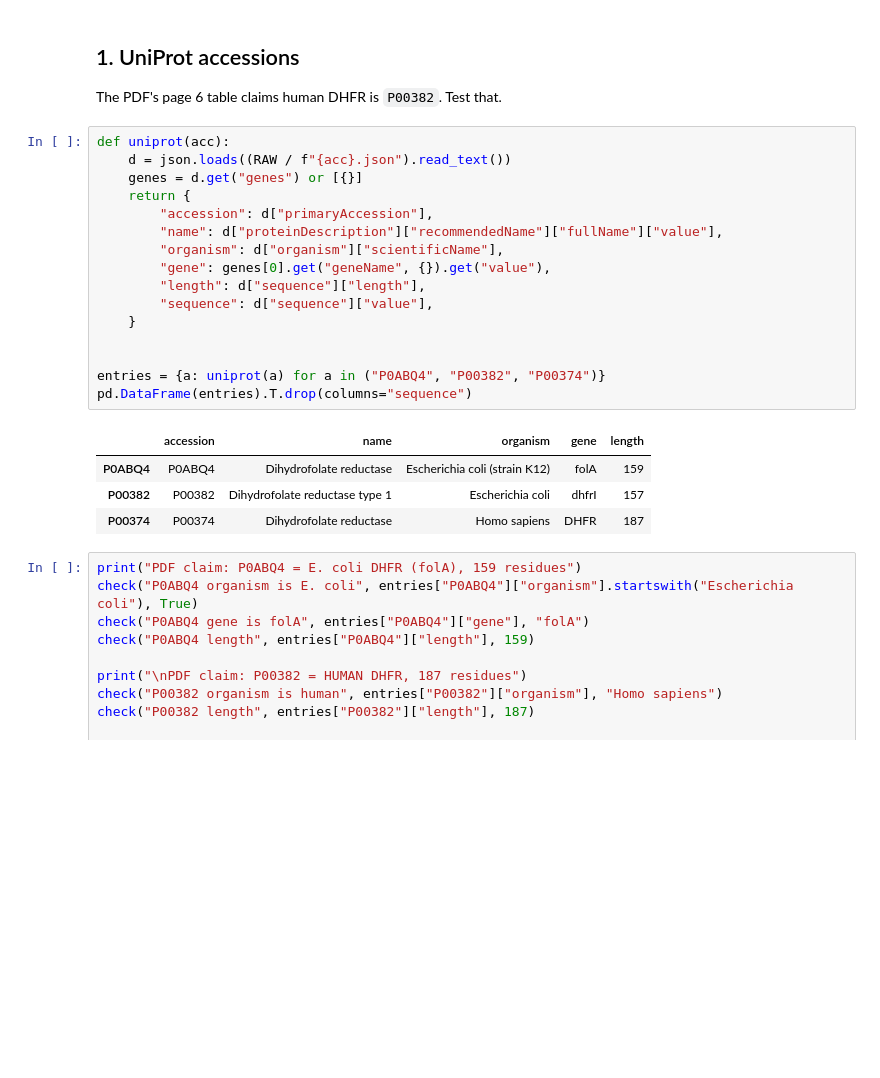
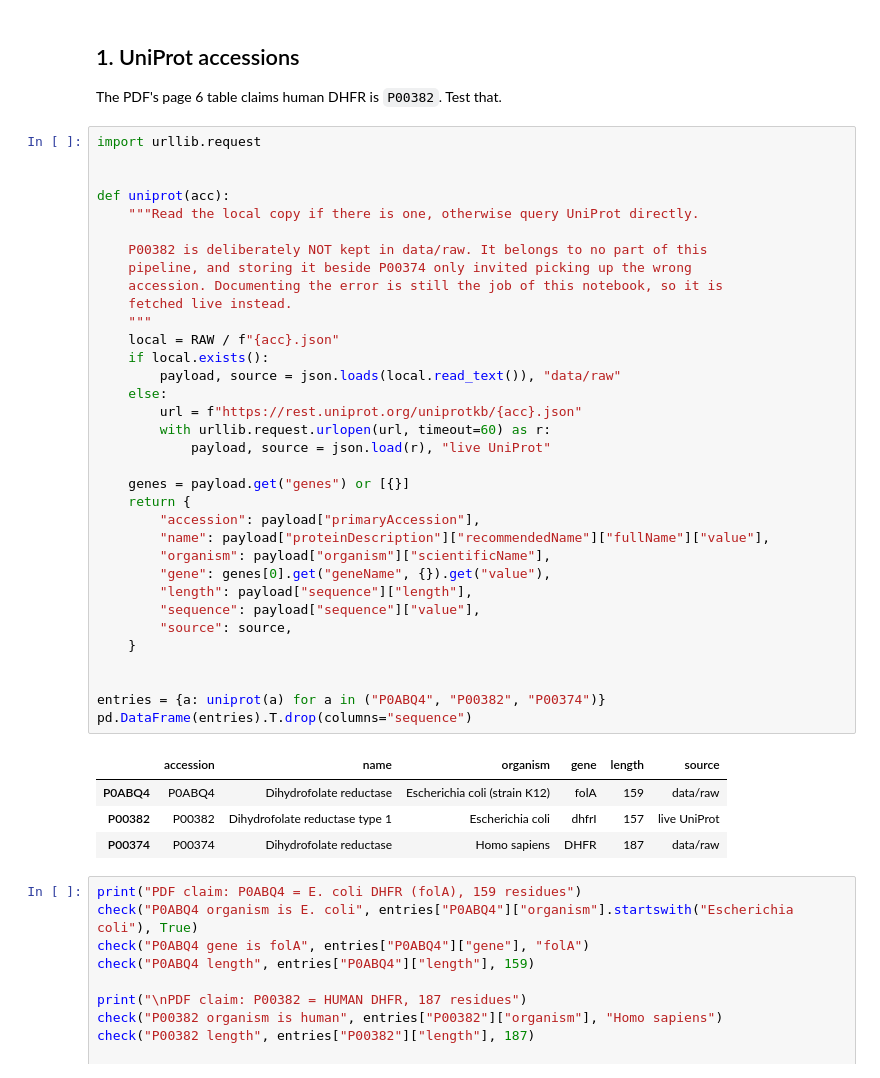
Before and after one commit to Tinago95/Leon-Ticharwa-Biomed, a Jupyter notebook: dhfr-trimethoprim/notebooks/00_verify_sources.ipynb, the cells around one changed output. Drawn from its saved outputs; the diff is of its cells as text; blank space fills up the shorter version.

```diff
--- a/dhfr-trimethoprim/notebooks/00_verify_sources.ipynb
+++ b/dhfr-trimethoprim/notebooks/00_verify_sources.ipynb
@@ -54,26 +50,44 @@ sorted(p.name for p in RAW.iterdir())
 
 The PDF's page 6 table claims human DHFR is `P00382`. Test that.
 # %%
+import urllib.request
+
+
 def uniprot(acc):
-    d = json.loads((RAW / f"{acc}.json").read_text())
-    genes = d.get("genes") or [{}]
+    """Read the local copy if there is one, otherwise query UniProt directly.
+
+    P00382 is deliberately NOT kept in data/raw. It belongs to no part of this
+    pipeline, and storing it beside P00374 only invited picking up the wrong
+    accession. Documenting the error is still the job of this notebook, so it is
+    fetched live instead.
+    """
+    local = RAW / f"{acc}.json"
+    if local.exists():
+        payload, source = json.loads(local.read_text()), "data/raw"
+    else:
+        url = f"https://rest.uniprot.org/uniprotkb/{acc}.json"
+        with urllib.request.urlopen(url, timeout=60) as r:
+            payload, source = json.load(r), "live UniProt"
+
+    genes = payload.get("genes") or [{}]
     return {
-        "accession": d["primaryAccession"],
-        "name": d["proteinDescription"]["recommendedName"]["fullName"]["value"],
-        "organism": d["organism"]["scientificName"],
+        "accession": payload["primaryAccession"],
+        "name": payload["proteinDescription"]["recommendedName"]["fullName"]["value"],
+        "organism": payload["organism"]["scientificName"],
         "gene": genes[0].get("geneName", {}).get("value"),
-        "length": d["sequence"]["length"],
-        "sequence": d["sequence"]["value"],
+        "length": payload["sequence"]["length"],
+        "sequence": payload["sequence"]["value"],
+        "source": source,
     }
 
 
 entries = {a: uniprot(a) for a in ("P0ABQ4", "P00382", "P00374")}
 pd.DataFrame(entries).T.drop(columns="sequence")
 # %% [output]
-|  | accession | name | organism | gene | length |
-| P0ABQ4 | P0ABQ4 | Dihydrofolate reductase | Escherichia coli (strain K12) | folA | 159 |
-| P00382 | P00382 | Dihydrofolate reductase type 1 | Escherichia coli | dhfrI | 157 |
-| P00374 | P00374 | Dihydrofolate reductase | Homo sapiens | DHFR | 187 |
+|  | accession | name | organism | gene | length | source |
+| P0ABQ4 | P0ABQ4 | Dihydrofolate reductase | Escherichia coli (strain K12) | folA | 159 | data/raw |
+| P00382 | P00382 | Dihydrofolate reductase type 1 | Escherichia coli | dhfrI | 157 | live UniProt |
+| P00374 | P00374 | Dihydrofolate reductase | Homo sapiens | DHFR | 187 | data/raw |
 # %%
 print("PDF claim: P0ABQ4 = E. coli DHFR (folA), 159 residues")
 check("P0ABQ4 organism is E. coli", entries["P0ABQ4"]["organism"].startswith("Escherichia coli"), True)
```
Also changed, not shown: parts of 4 cells of this notebook, 10 other files.
